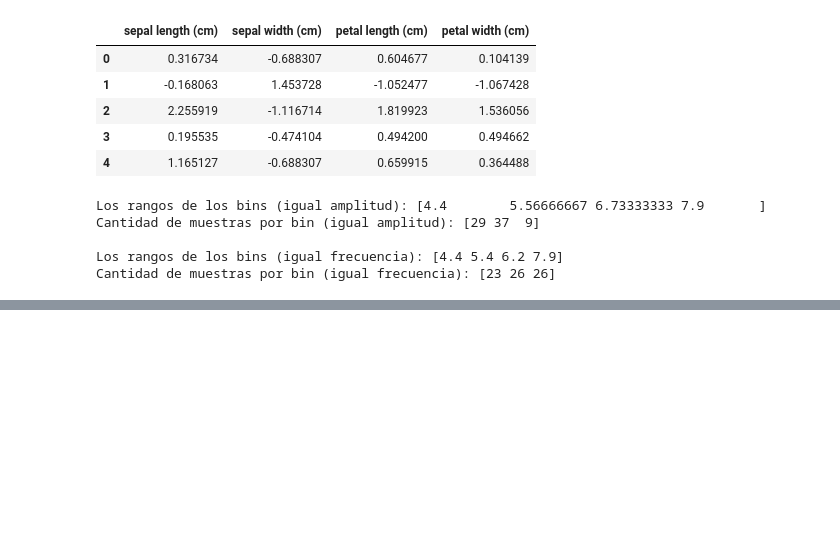
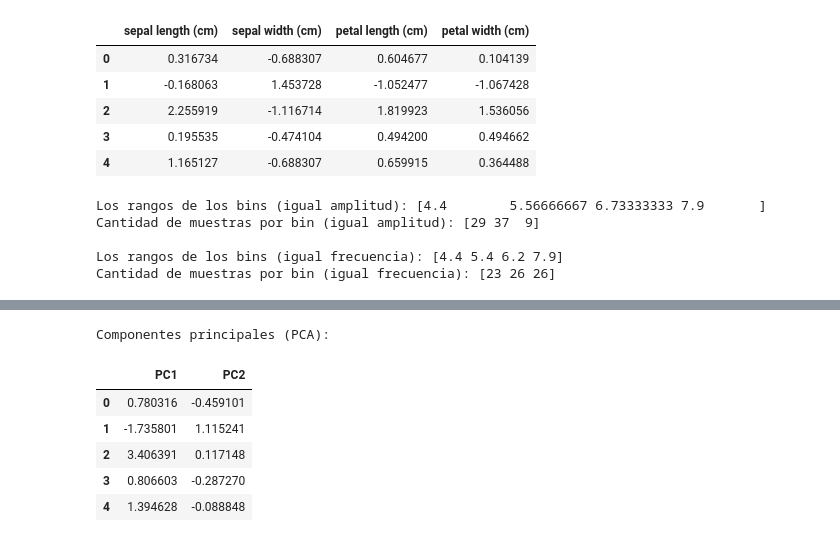
Before and after one commit to mar-valeria/AprendizajeAutomaticoInicial-05-N0105, a Jupyter notebook: 2-Notebooks/03-1-Procesado-Datos.ipynb, the cells around one changed output, grey strips where cells are left out. Cells and saved outputs as stored; diff of their text form; code cells hidden in the pictures; blank space fills up the shorter version.

```diff
--- a/2-Notebooks/03-1-Procesado-Datos.ipynb
+++ b/2-Notebooks/03-1-Procesado-Datos.ipynb
@@ -289,0 +309,15 @@ Cantidad de muestras por bin (igual frecuencia): [23 26 26]
+# %%
+# Usar las features escaladas por StandardScaler para PCA
+pca = PCA(n_components=2)
+X_train_pca = pca.fit_transform(X_half_standardized)
+X_pca_df = pd.DataFrame(X_train_pca, columns=['PC1', 'PC2'])
+print("Componentes principales (PCA):\n")
+display(X_pca_df.head())
+# %% [output]
+Componentes principales (PCA):
+|  | PC1 | PC2 |
+| 0 | 0.780316 | -0.459101 |
+| 1 | -1.735801 | 1.115241 |
+| 2 | 3.406391 | 0.117148 |
+| 3 | 0.806603 | -0.287270 |
+| 4 | 1.394628 | -0.088848 |
```
Also changed, not shown: parts of 4 cells of this notebook.
